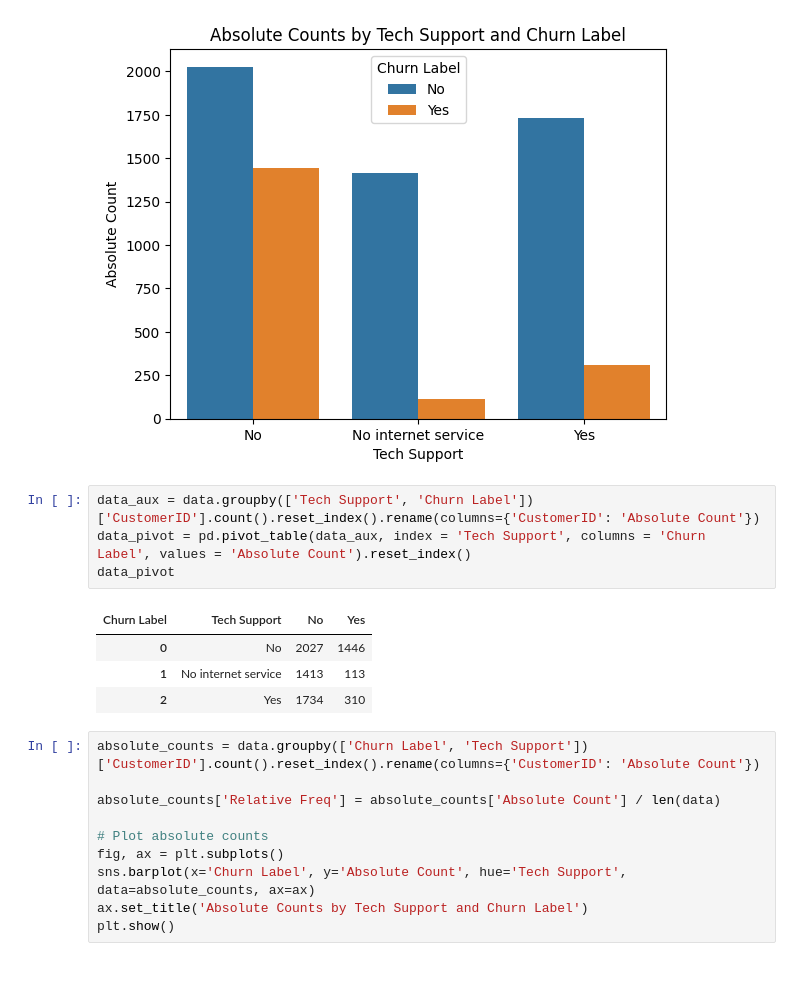
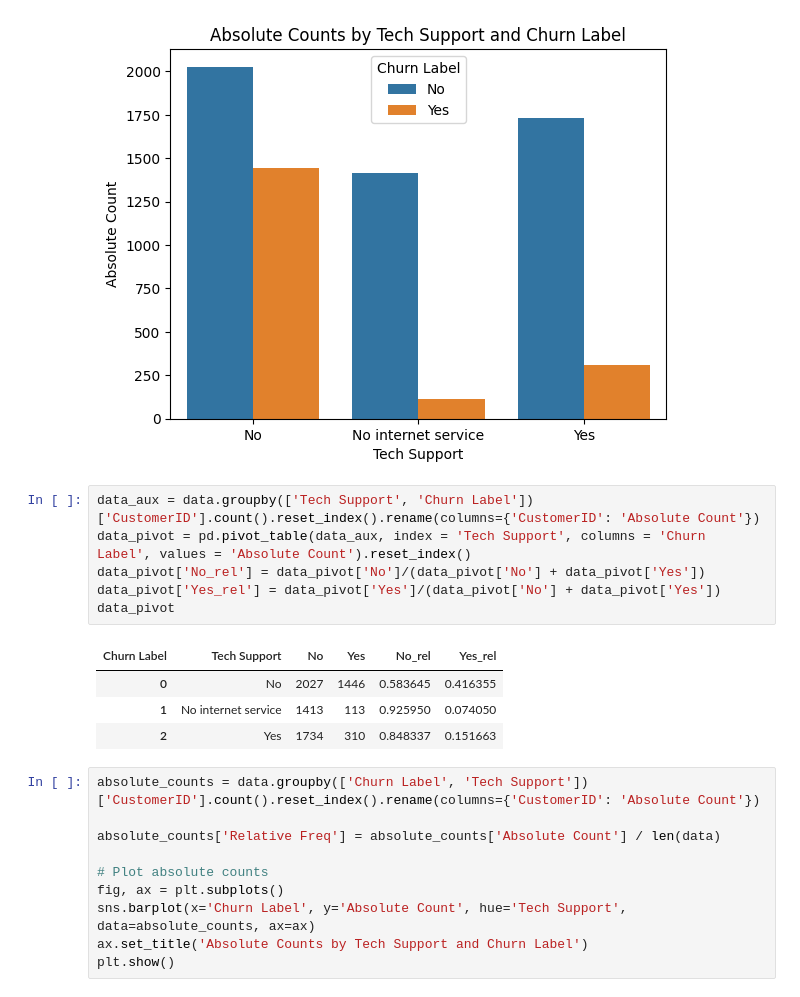
Before and after one commit to yannacavalcanti/bootcampPortfolioOutubro2023, a Jupyter notebook: 3. Detecção dos drivers de churn para retenção de clientes_joao.ipynb, the cells around one changed output. Cells and saved outputs as stored; diff of their text form.

```diff
--- a/3. Detecção dos drivers de churn para retenção de clientes_joao.ipynb
+++ b/3. Detecção dos drivers de churn para retenção de clientes_joao.ipynb
@@ -896,12 +898,14 @@ plt.show()
 # %%
 data_aux = data.groupby(['Tech Support', 'Churn Label'])['CustomerID'].count().reset_index().rename(columns={'CustomerID': 'Absolute Count'})
 data_pivot = pd.pivot_table(data_aux, index = 'Tech Support', columns = 'Churn Label', values = 'Absolute Count').reset_index()
+data_pivot['No_rel'] = data_pivot['No']/(data_pivot['No'] + data_pivot['Yes'])
+data_pivot['Yes_rel'] = data_pivot['Yes']/(data_pivot['No'] + data_pivot['Yes'])
 data_pivot
 # %% [output]
-| Churn Label | Tech Support | No | Yes |
-| 0 | No | 2027 | 1446 |
-| 1 | No internet service | 1413 | 113 |
-| 2 | Yes | 1734 | 310 |
+| Churn Label | Tech Support | No | Yes | No_rel | Yes_rel |
+| 0 | No | 2027 | 1446 | 0.583645 | 0.416355 |
+| 1 | No internet service | 1413 | 113 | 0.925950 | 0.074050 |
+| 2 | Yes | 1734 | 310 | 0.848337 | 0.151663 |
 # %%
 absolute_counts = data.groupby(['Churn Label', 'Tech Support'])['CustomerID'].count().reset_index().rename(columns={'CustomerID': 'Absolute Count'})
 
```
Also changed, not shown: parts of 87 cells of this notebook.
